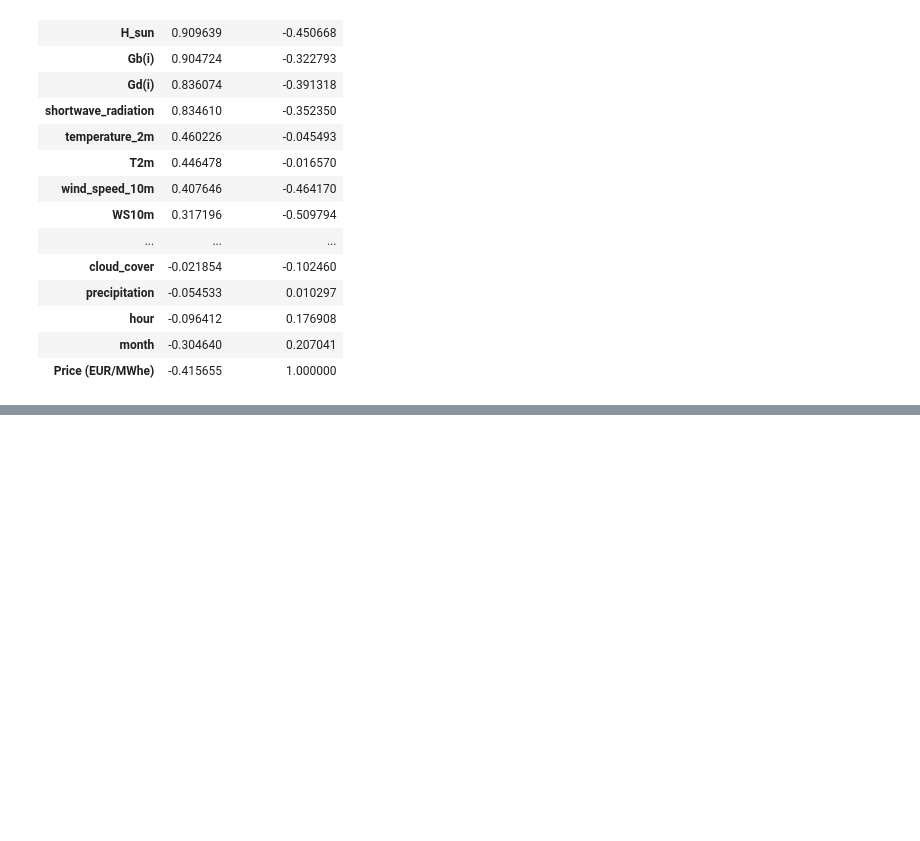
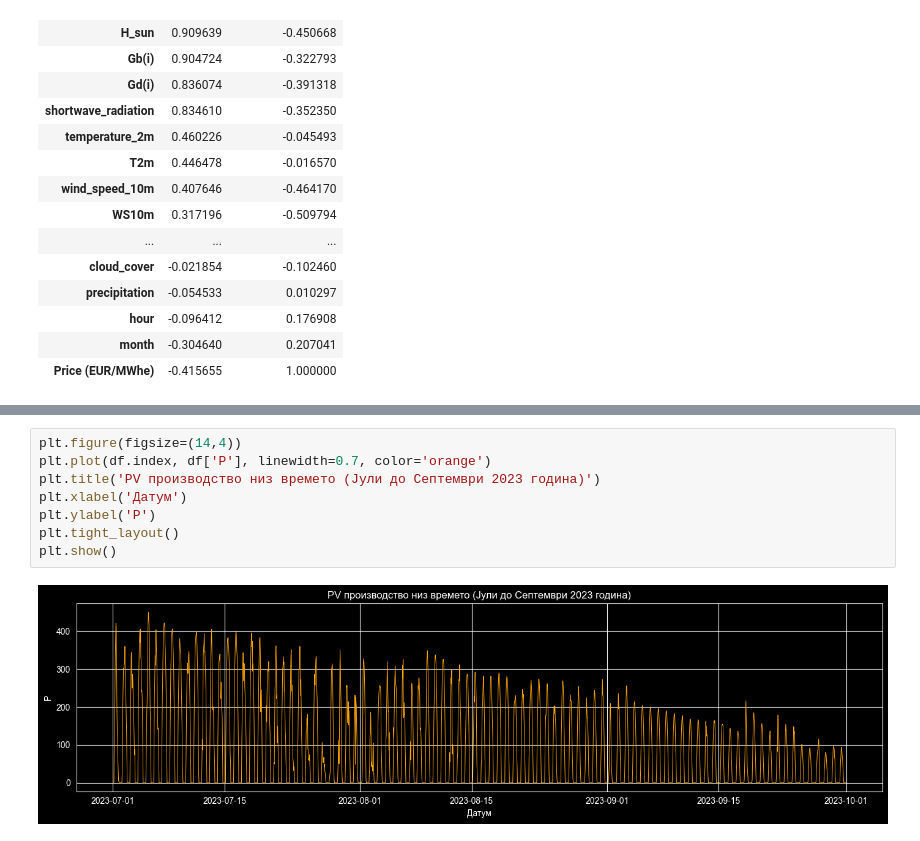
Before and after one commit to hristinagjorgjievska/pv-energy-trading-optimization, a Jupyter notebook: notebooks/06__exploratory_analysis.ipynb, the cells around one changed output, grey strips where cells are left out. Drawn from its saved outputs; the diff is of its cells as text; blank space fills up the shorter version.

```diff
--- a/notebooks/06__exploratory_analysis.ipynb
+++ b/notebooks/06__exploratory_analysis.ipynb
@@ -143,0 +157,10 @@ df.corr()[['P', 'Price (EUR/MWhe)']].sort_values('P', ascending=False)
+# %%
+plt.figure(figsize=(14,4))
+plt.plot(df.index, df['P'], linewidth=0.7, color='orange')
+plt.title('PV производство низ времето (Јули до Септември 2023 година)')
+plt.xlabel('Датум')
+plt.ylabel('P')
+plt.tight_layout()
+plt.show()
+# %% [output]
+[figure, added]
```
Also changed, not shown: parts of 12 cells of this notebook.
